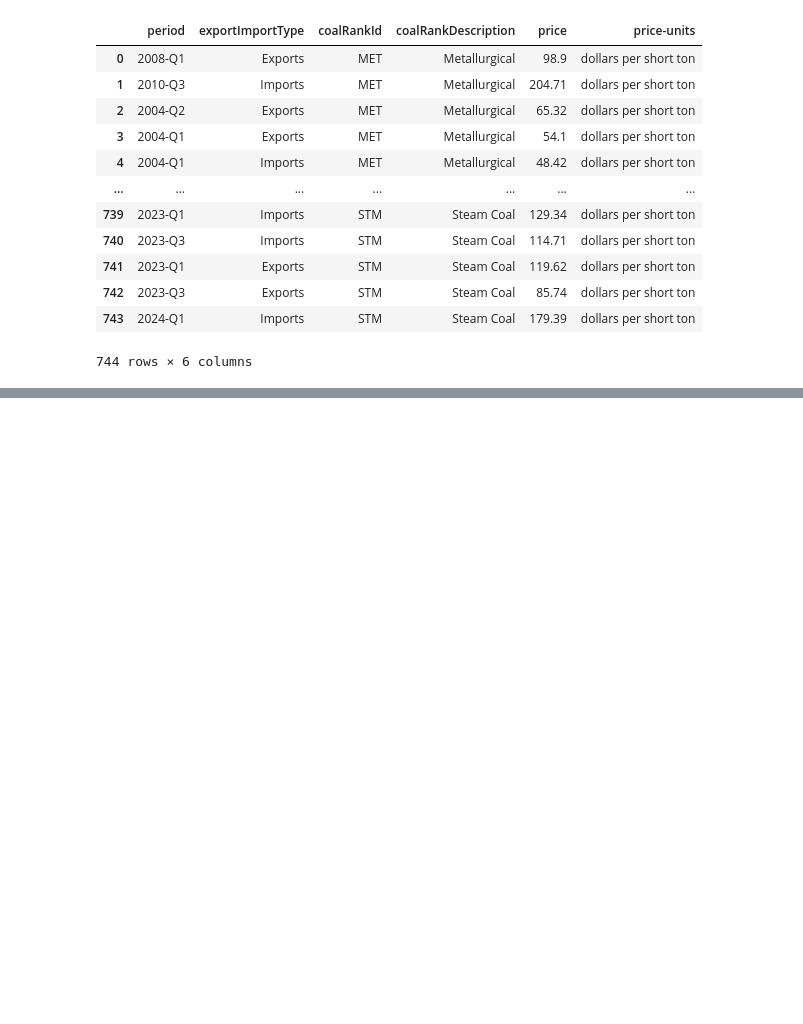
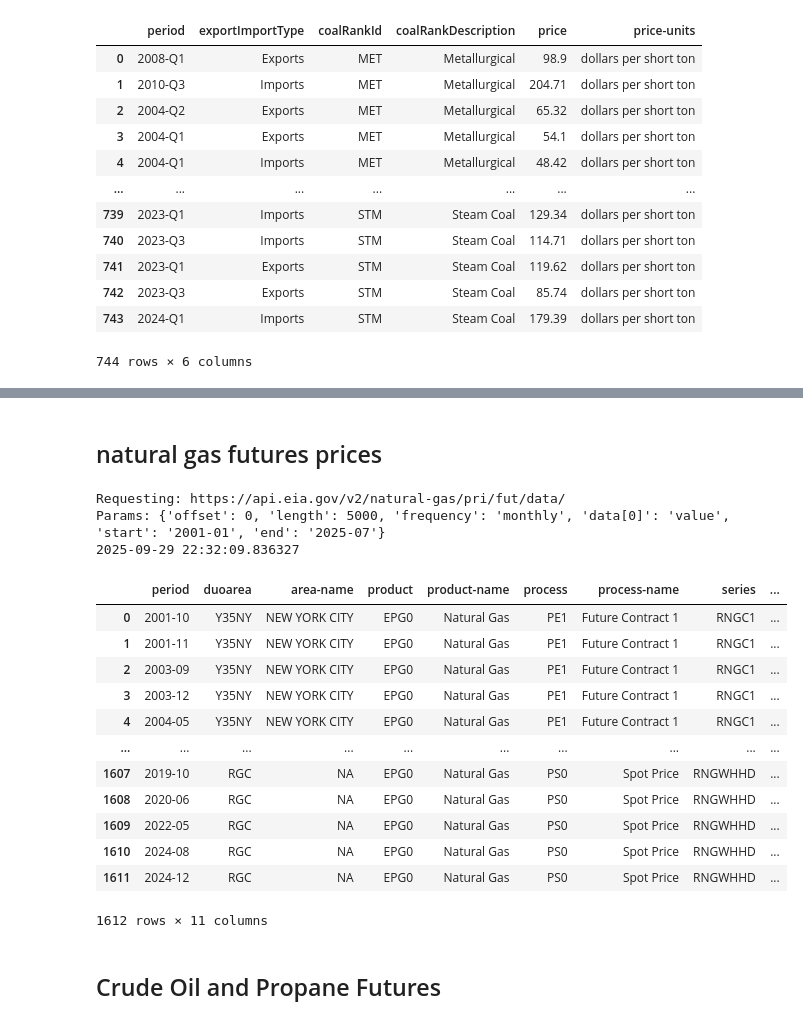
Before and after one commit to Erdos-Projects/fall-2025-forecasting-electricity-price, a Jupyter notebook: src/data/data-collection/eia_api_queries.ipynb, the cells around one changed output, grey strips where cells are left out. Saved outputs shown, nothing was run; the diff lists cells and outputs as text; code cells hidden in the pictures; blank space fills up the shorter version.

```diff
--- a/src/data/data-collection/eia_api_queries.ipynb
+++ b/src/data/data-collection/eia_api_queries.ipynb
@@ -362,0 +439,54 @@ df
+# %% [markdown]
+## natural gas futures prices
+# %%
+api_path = "natural-gas/pri/fut"
+
+
+facets= None
+data_vars = ['value']
+
+# remember to remove api key before committing to repo
+API_KEY = get_api_key()
+
+kwargs = {
+    "api_key": API_KEY,
+    "frequency": "monthly",
+    "data_vars": data_vars,  # actual data variables
+    "facets": facets,
+    "start": "2001-01", #start date
+    "end": "2025-07", #end date
+    "length": 5000 #rows of data per query
+}
+
+
+# queries the data found here: https://www.eia.gov/opendata/browser/natural-gas/pri/fut?frequency=monthly&data=value;&start=2001-01&end=2025-07&sortColumn=period;&sortDirection=desc;
+df = fetch_all_for_series(api_path, **kwargs)
+
+
+print(datetime.datetime.now())
+# %% [output]
+Requesting: https://api.eia.gov/v2/natural-gas/pri/fut/data/
+Params: {'offset': 0, 'length': 5000, 'frequency': 'monthly', 'data[0]': 'value', 'start': '2001-01', 'end': '2025-07'}
+2025-09-29 22:32:09.836327
+# %%
+data_dir = os.path.join(os.pardir, 'datasets')
+df.to_csv(os.path.join(data_dir, 'nat_gas_futures.csv'), index=False)
+
+df
+#df.to_csv('state_electricity_price.csv')
+# %% [output]
+|  | period | duoarea | area-name | product | product-name | process | process-name | series | ... |
+| 0 | 2001-10 | Y35NY | NEW YORK CITY | EPG0 | Natural Gas | PE1 | Future Contract 1 | RNGC1 | ... |
+| 1 | 2001-11 | Y35NY | NEW YORK CITY | EPG0 | Natural Gas | PE1 | Future Contract 1 | RNGC1 | ... |
+| 2 | 2003-09 | Y35NY | NEW YORK CITY | EPG0 | Natural Gas | PE1 | Future Contract 1 | RNGC1 | ... |
+| 3 | 2003-12 | Y35NY | NEW YORK CITY | EPG0 | Natural Gas | PE1 | Future Contract 1 | RNGC1 | ... |
+| 4 | 2004-05 | Y35NY | NEW YORK CITY | EPG0 | Natural Gas | PE1 | Future Contract 1 | RNGC1 | ... |
+| ... | ... | ... | ... | ... | ... | ... | ... | ... | ... |
+| 1607 | 2019-10 | RGC | NA | EPG0 | Natural Gas | PS0 | Spot Price | RNGWHHD | ... |
+| 1608 | 2020-06 | RGC | NA | EPG0 | Natural Gas | PS0 | Spot Price | RNGWHHD | ... |
+| 1609 | 2022-05 | RGC | NA | EPG0 | Natural Gas | PS0 | Spot Price | RNGWHHD | ... |
+| 1610 | 2024-08 | RGC | NA | EPG0 | Natural Gas | PS0 | Spot Price | RNGWHHD | ... |
+| 1611 | 2024-12 | RGC | NA | EPG0 | Natural Gas | PS0 | Spot Price | RNGWHHD | ... |
+1612 rows × 11 columns
+# %% [markdown]
+## Crude Oil and Propane Futures
```
Also changed, not shown: parts of 13 cells of this notebook, 6 other files.
